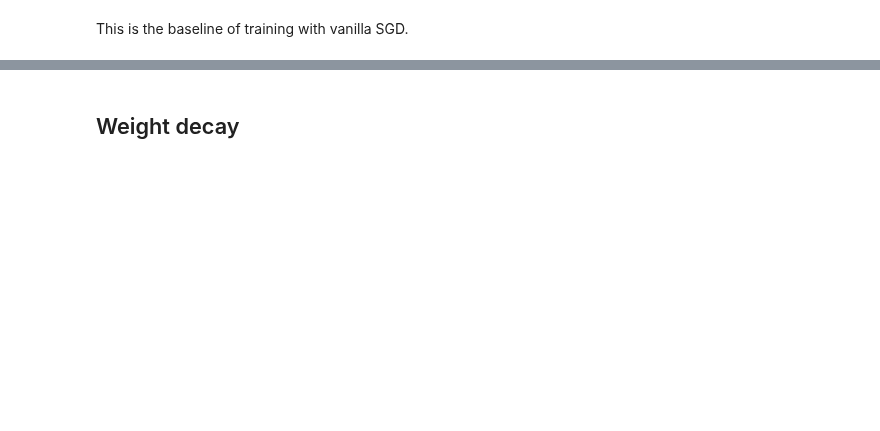
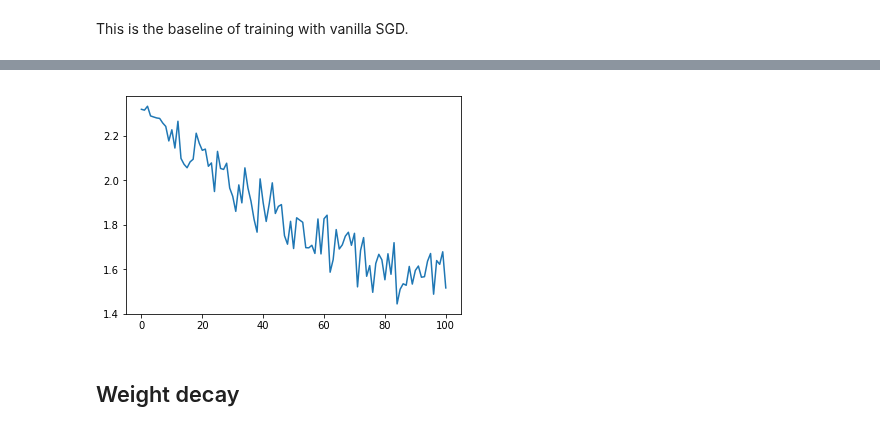
Before and after one commit to fastai/fastai_dev, a Jupyter notebook: dev_course/dl2/09_optimizers.ipynb, the cells around one changed output, grey strips where cells are left out. Cells and saved outputs as stored; diff of their text form; code cells hidden in the pictures; blank space fills up the shorter version.

Commit message:
refactor optimizer

```diff
--- a/dev_course/dl2/09_optimizers.ipynb
+++ b/dev_course/dl2/09_optimizers.ipynb
@@ -50,0 +111,14 @@ run.fit(3, learn)
+# %%
+def sgd_step(p, lr, **kwargs):
+    p.data.add_(-lr, p.grad.data)
+    return p
+# %%
+cbfs = [partial(AvgStatsCallback,accuracy),
+        CudaCallback,
+        Recorder,
+        partial(ParamScheduler, 'lr', sched)]
+# %%
+# opt_func = partial(Optimizer, steppers=[WeightDecay(), sgd_step])
+opt_func = partial(Optimizer, steppers=[sgd_step])
+# %%
+learn,run = get_learn_run(nfs, data, 0.4, conv_layer, cbs=cbfs, opt_func=opt_func)
@@ -51,3 +132,7 @@ run.fit(3, learn)
+# %%
+run.recorder.plot_loss()
+# %% [output]
+[figure, added]
 # %% [markdown]
 ## Weight decay
 # %% [markdown]
```
Also changed, not shown: parts of 33 cells of this notebook, 6 other files.
